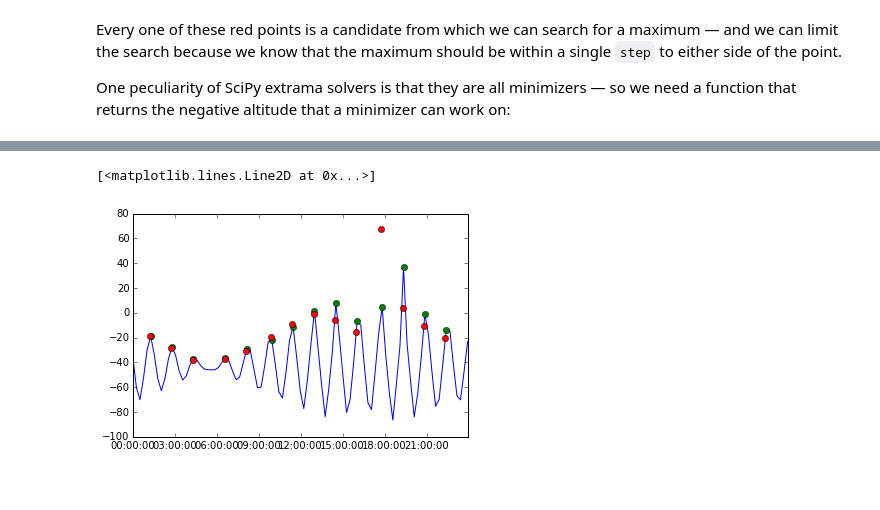
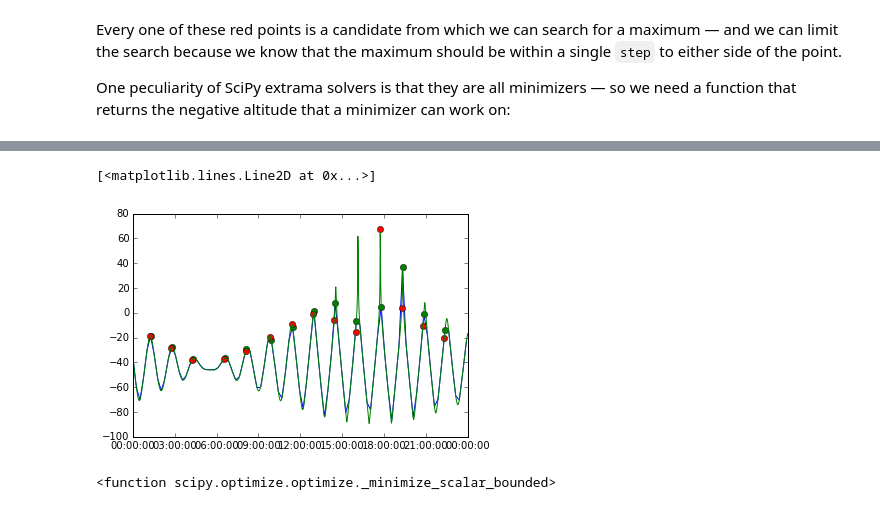
Before and after one commit to skyfielders/astronomy-notebooks, a Jupyter notebook: Solvers/Earth-Satellite-Passes.ipynb, the cells around one changed output, grey strips where cells are left out. Cells and saved outputs as stored; diff of their text form; code cells hidden in the pictures.

```diff
--- a/Solvers/Earth-Satellite-Passes.ipynb
+++ b/Solvers/Earth-Satellite-Passes.ipynb
@@ -28,12 +28,13 @@ Computing a satellite position is fairly expensive with the current SGP4 impleme
 # %%
 t0 = JulianDate(utc=(2014, 11, 10)).tai
 minute = 1.0 / 24.0 / 60.0
+second = minute / 60.0
 every_minute = arange(0, 1.0, minute)
 t = t0 + every_minute
 
-dt = JulianDate(tai=t).utc_datetime()
-altitude = f(t)
-plot(dt, altitude)
+dt_smooth = JulianDate(tai=t).utc_datetime()
+altitude_smooth = f(t)
+plot(dt_smooth, altitude_smooth)
 # %% [output]
 [<matplotlib.lines.Line2D at 0x...>]
 [figure]
@@ -89,8 +90,3 @@ One peculiarity of SciPy extrama solvers is that they are all minimizers — so
 # %%
 def minusf(t):
     return -f(t)
-# %%
-def find_highest(t):
-    result = optimize.minimize_scalar(
-        minusf, bounds=[t - step, t + step], method='bounded')
-    return result.x
@@ -96,0 +99,15 @@ def find_highest(t):
+# %%
+def find_highest(t):
+    tt = linspace(t-step,t+step,30)
+    plot(tt, minusf(tt))
+    #ttt = optimize.fminbound(minusf, t-step, t+step, xtol=-0.03,
+    #                         disp=9)
+    #plot(ttt, minusf(ttt), 'ro')
+    #return ttt
+    result = optimize.minimize_scalar(minusf, bracket=[t+step,t-step],
+                                      tol=-0.03)
+    #result = optimize.minimize_scalar(
+    #    minusf, bounds=(t - step, t + step), method='bounded',
+    #    options=dict(disp=9999))
+    plot(result.x, minusf(result.x), 'ro')
+    return result.x
@@ -97,10 +119,17 @@ def find_highest(t):
 # %%
 t_highest = [find_highest(ti) for ti in t[maxima]]
 dt_highest = JulianDate(tai=t_highest).utc_datetime()
 
 plot(dt, altitude)
-plot(dt[maxima], altitude[maxima], 'go')
+#plot(dt[maxima], altitude[maxima], 'go')
+
+plot(dt[maxima], f(t[maxima]), 'go')
 plot(dt_highest, f(t_highest), 'ro')
+plot(dt_smooth, altitude_smooth)
 # %% [output]
 [<matplotlib.lines.Line2D at 0x...>]
-[figure, old version]
+[figure, new version]
+# %%
+optimize._minimize._minimize_scalar_bounded
+# %% [output]
+<function scipy.optimize.optimize._minimize_scalar_bounded>
```
Also changed, not shown: parts of 2 cells of this notebook.
